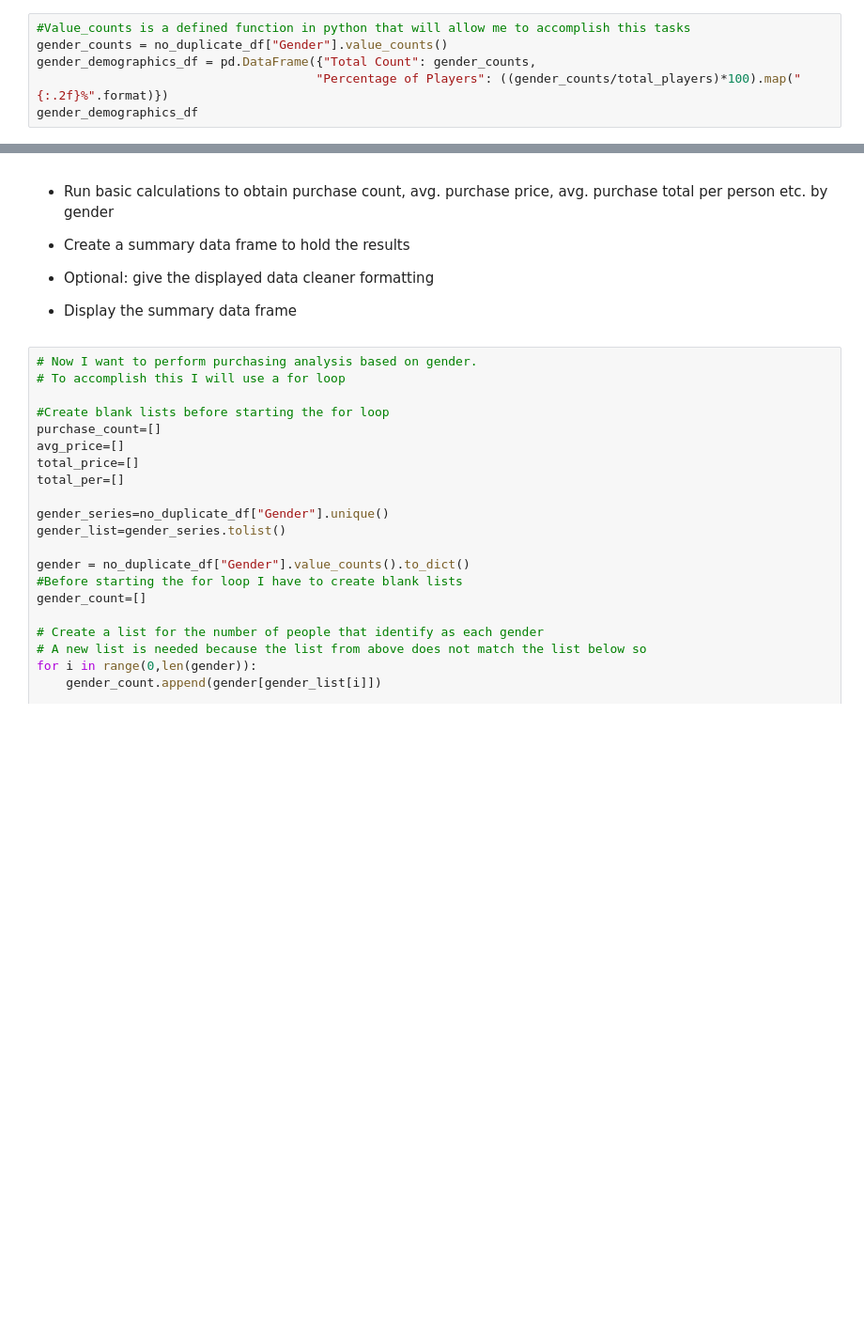
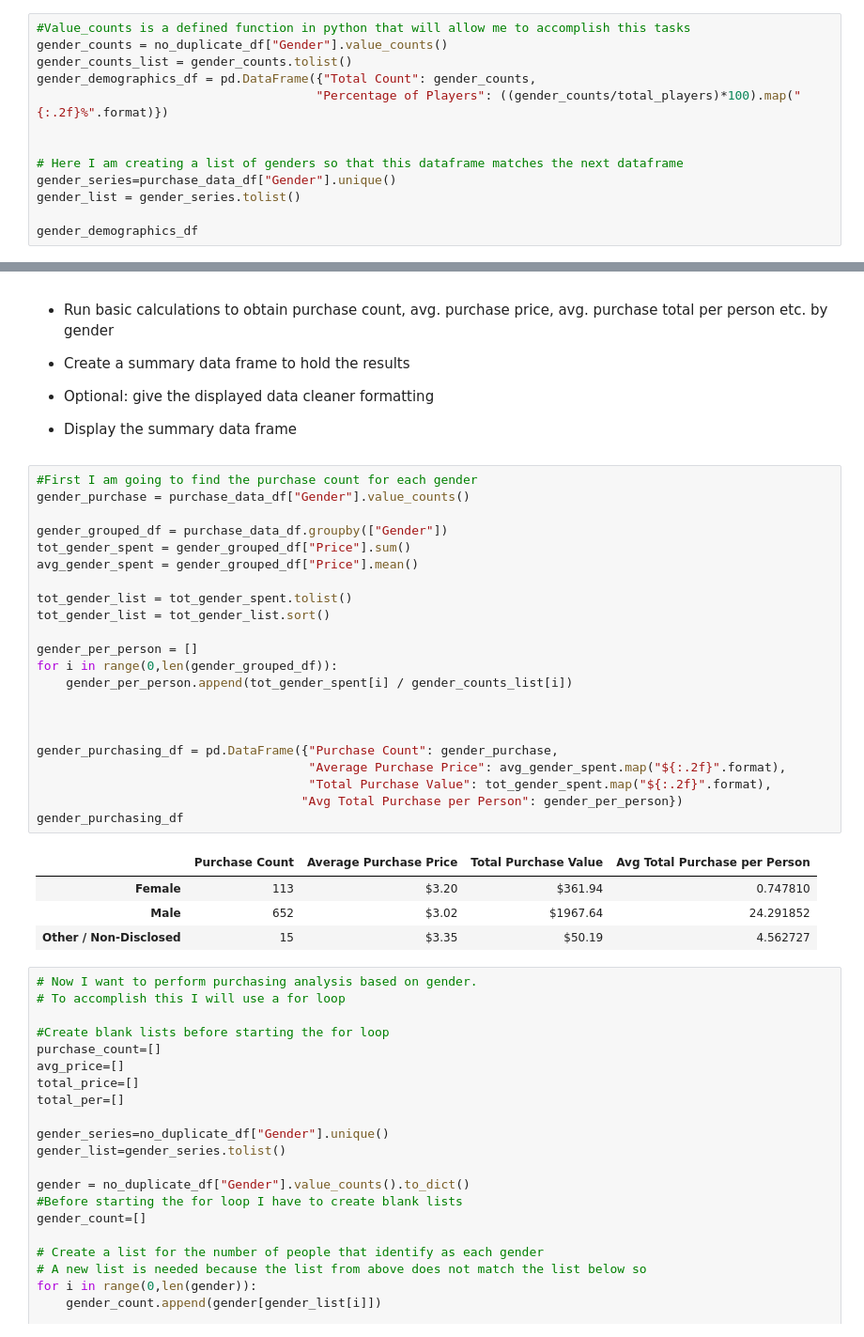
Before and after one commit to cseebec/pandas-challenge, a Jupyter notebook: HeroesOfPymoli/HeroesOfPymoli.ipynb, the cells around one changed output, grey strips where cells are left out. Shown at 94% size. Cells and saved outputs as stored; diff of their text form; blank space fills up the shorter version.

```diff
--- a/HeroesOfPymoli/HeroesOfPymoli.ipynb
+++ b/HeroesOfPymoli/HeroesOfPymoli.ipynb
@@ -80,8 +80,15 @@ total_purchasing_df
 # %%
 #Value_counts is a defined function in python that will allow me to accomplish this tasks
 gender_counts = no_duplicate_df["Gender"].value_counts()
+gender_counts_list = gender_counts.tolist()
 gender_demographics_df = pd.DataFrame({"Total Count": gender_counts,
                                       "Percentage of Players": ((gender_counts/total_players)*100).map("{:.2f}%".format)})
+
+
+# Here I am creating a list of genders so that this dataframe matches the next dataframe
+gender_series=purchase_data_df["Gender"].unique()
+gender_list = gender_series.tolist()
+
 gender_demographics_df
 # %% [output]
 |  | Total Count | Percentage of Players |
@@ -104,6 +111,33 @@ gender_demographics_df
 
 
 * Display the summary data frame
+# %%
+#First I am going to find the purchase count for each gender
+gender_purchase = purchase_data_df["Gender"].value_counts()
+
+gender_grouped_df = purchase_data_df.groupby(["Gender"])
+tot_gender_spent = gender_grouped_df["Price"].sum()
+avg_gender_spent = gender_grouped_df["Price"].mean()
+
+tot_gender_list = tot_gender_spent.tolist()
+tot_gender_list = tot_gender_list.sort()
+
+gender_per_person = []
+for i in range(0,len(gender_grouped_df)):
+    gender_per_person.append(tot_gender_spent[i] / gender_counts_list[i])
+
+
+
+gender_purchasing_df = pd.DataFrame({"Purchase Count": gender_purchase,
+                                     "Average Purchase Price": avg_gender_spent.map("${:.2f}".format),
+                                     "Total Purchase Value": tot_gender_spent.map("${:.2f}".format),
+                                    "Avg Total Purchase per Person": gender_per_person})
+gender_purchasing_df
+# %% [output]
+|  | Purchase Count | Average Purchase Price | Total Purchase Value | Avg Total Purchase per Person |
+| Female | 113 | $3.20 | $361.94 | 0.747810 |
+| Male | 652 | $3.02 | $1967.64 | 24.291852 |
+| Other / Non-Disclosed | 15 | $3.35 | $50.19 | 4.562727 |
 # %%
 # Now I want to perform purchasing analysis based on gender.
 # To accomplish this I will use a for loop
```
